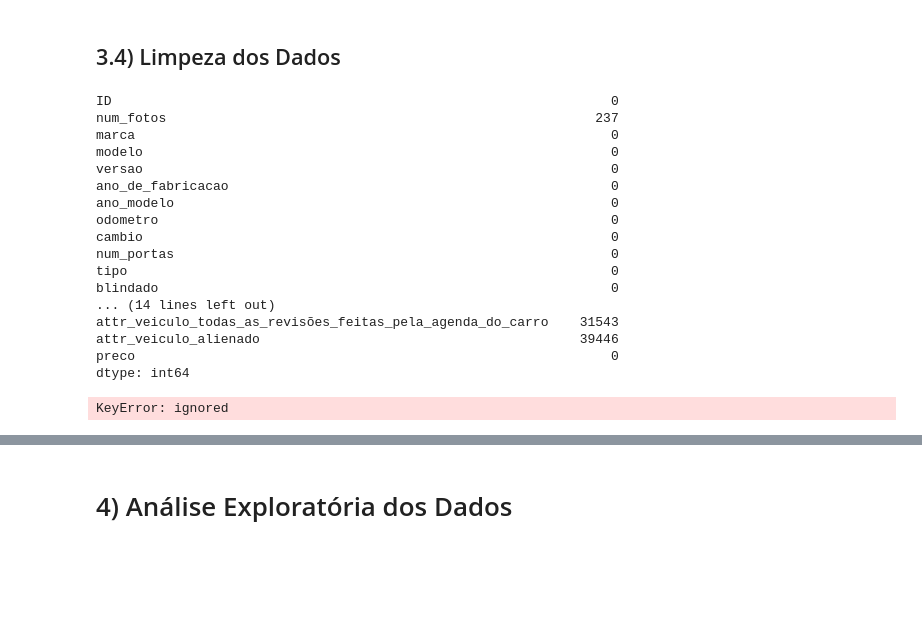
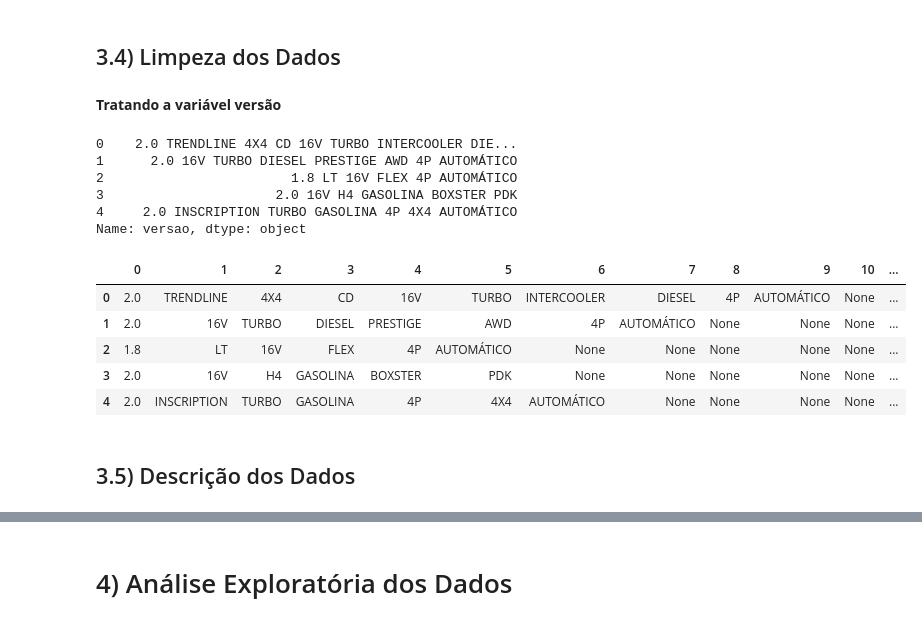
Before and after one commit to GustavoBarros11/hackday, a Jupyter notebook: brainrent_notebook.ipynb, the cells around one changed output, grey strips where cells are left out. Saved outputs shown, nothing was run; the diff lists cells and outputs as text; code cells hidden in the pictures; blank space fills up the shorter version.

```diff
--- a/brainrent_notebook.ipynb
+++ b/brainrent_notebook.ipynb
@@ -74,27 +85,29 @@ dtypes: bool(3), float64(5), int64(2), object(19)
 memory usage: 7.9+ MB
 # %% [markdown]
 ## 3.4) Limpeza dos Dados
-# %%
-data.isna().sum()
-# %% [output]
-ID                                                                0
-num_fotos                                                       237
-marca                                                             0
-modelo                                                            0
-versao                                                            0
-ano_de_fabricacao                                                 0
-ano_modelo                                                        0
-odometro                                                          0
-cambio                                                            0
-num_portas                                                        0
-tipo                                                              0
-blindado                                                          0
-... (14 lines left out)
-attr_veiculo_todas_as_revisões_feitas_pela_agenda_do_carro    31543
-attr_veiculo_alienado                                         39446
-preco                                                             0
-dtype: int64
-# %%
-data[data['num_fotos'].isna().any()].index
-# %% [output]
-KeyError: ignored
+# %%
+# Eliminando linhas com num_fotos nulas
+data.drop(index=data[data['num_fotos'].isna()].index, inplace=True)
+# %% [markdown]
+**Tratando a variável versão**
+# %%
+data['versao'].head()
+# %% [output]
+0    2.0 TRENDLINE 4X4 CD 16V TURBO INTERCOOLER DIE...
+1      2.0 16V TURBO DIESEL PRESTIGE AWD 4P AUTOMÁTICO
+2                        1.8 LT 16V FLEX 4P AUTOMÁTICO
+3                      2.0 16V H4 GASOLINA BOXSTER PDK
+4     2.0 INSCRIPTION TURBO GASOLINA 4P 4X4 AUTOMÁTICO
+Name: versao, dtype: object
+# %%
+df_versao = data['versao'].str.split(expand=True)
+df_versao.head()
+# %% [output]
+|  | 0 | 1 | 2 | 3 | 4 | 5 | 6 | 7 | 8 | 9 | 10 | ... |
+| 0 | 2.0 | TRENDLINE | 4X4 | CD | 16V | TURBO | INTERCOOLER | DIESEL | 4P | AUTOMÁTICO | None | ... |
+| 1 | 2.0 | 16V | TURBO | DIESEL | PRESTIGE | AWD | 4P | AUTOMÁTICO | None | None | None | ... |
+| 2 | 1.8 | LT | 16V | FLEX | 4P | AUTOMÁTICO | None | None | None | None | None | ... |
+| 3 | 2.0 | 16V | H4 | GASOLINA | BOXSTER | PDK | None | None | None | None | None | ... |
+| 4 | 2.0 | INSCRIPTION | TURBO | GASOLINA | 4P | 4X4 | AUTOMÁTICO | None | None | None | None | ... |
+# %% [markdown]
+## 3.5) Descrição dos Dados
```
Also changed, not shown: parts of 4 cells of this notebook, 4 other files.
